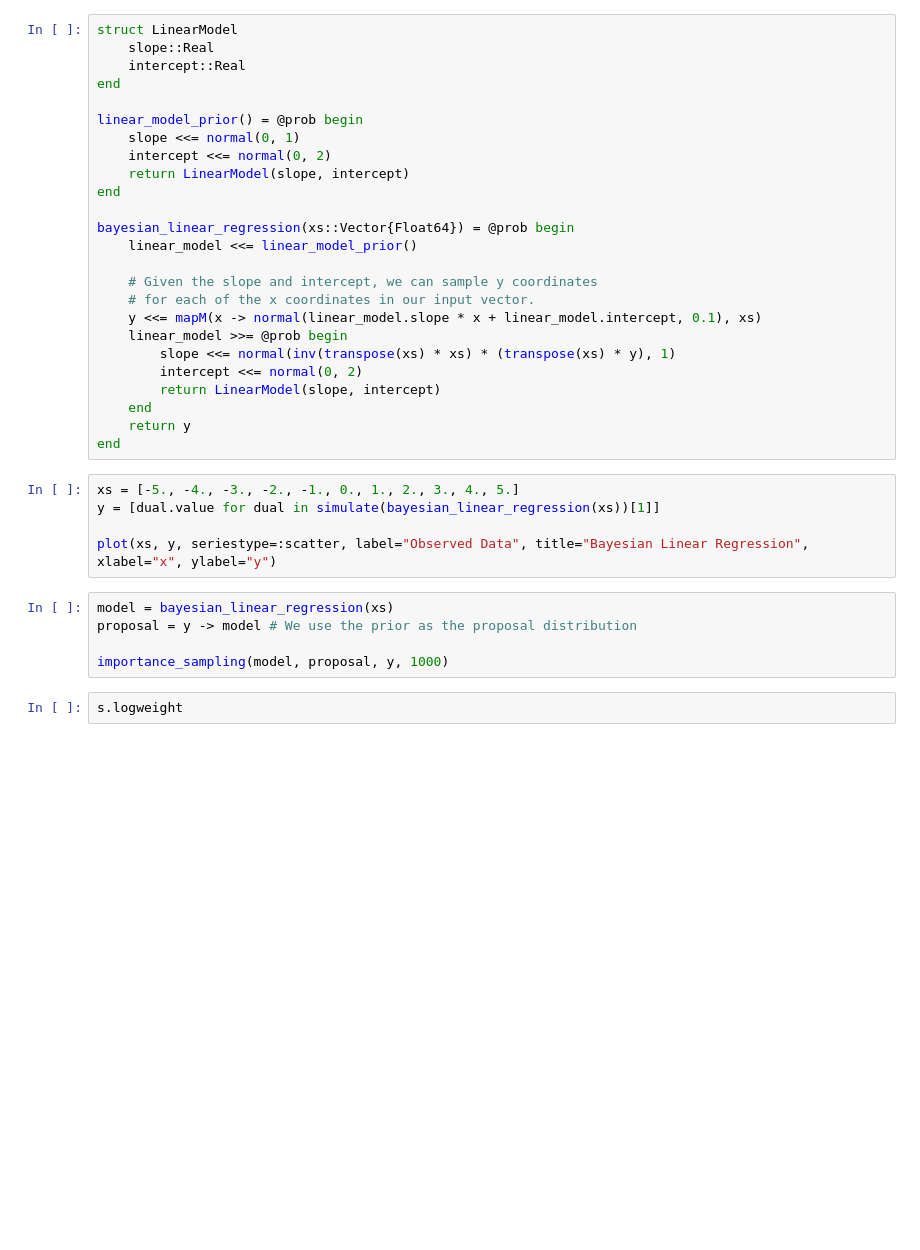
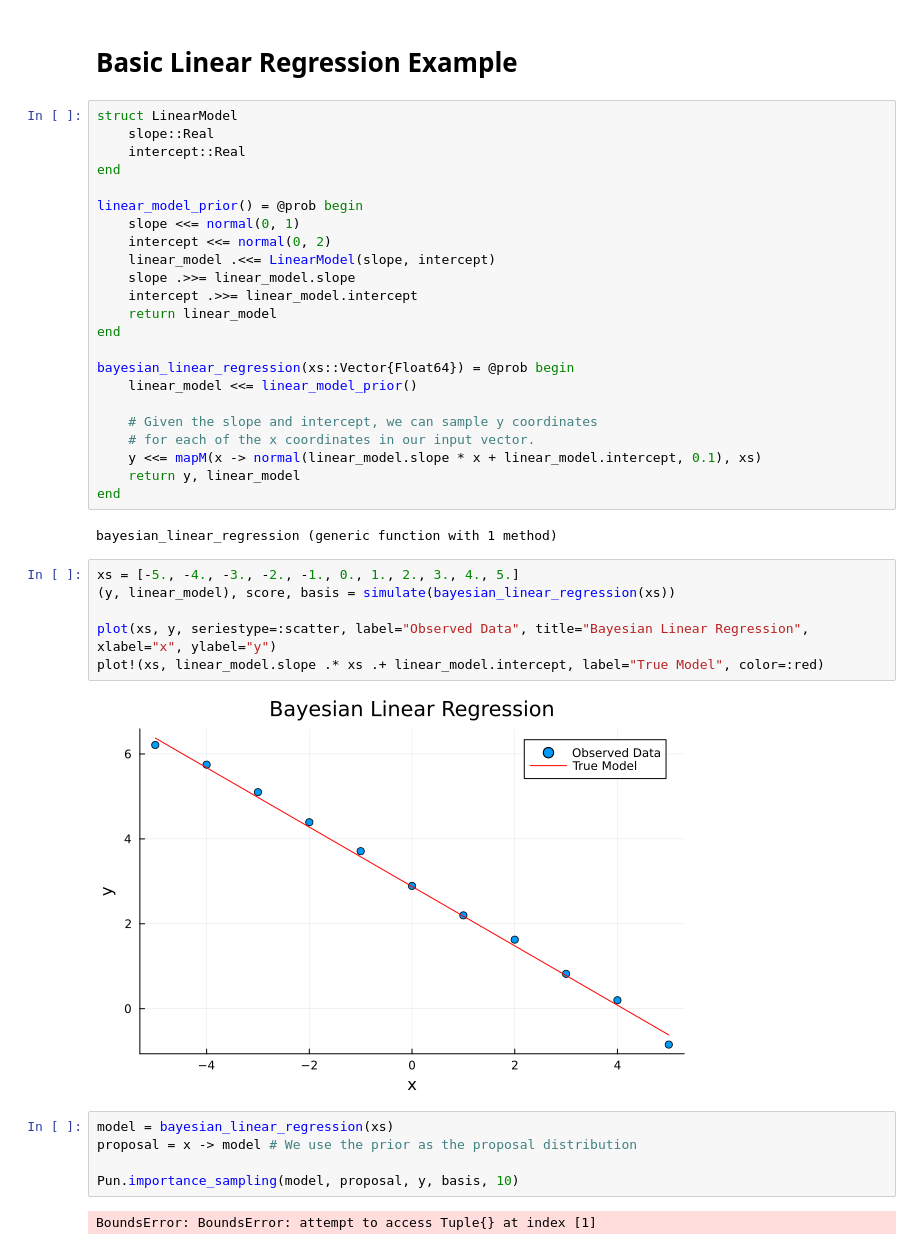
Before and after one commit to theo-long/Pun.jl, a Jupyter notebook: examples/bayesian_linear_regression.ipynb, the cells around one changed output. Cells and saved outputs as stored; diff of their text form; blank space fills up the shorter version.

```diff
--- a/examples/bayesian_linear_regression.ipynb
+++ b/examples/bayesian_linear_regression.ipynb
@@ -10,3 +11,5 @@ include("../examples.jl")
+# %% [markdown]
+# Basic Linear Regression Example
 # %%
 struct LinearModel
     slope::Real
@@ -16,7 +19,10 @@ end
 linear_model_prior() = @prob begin
     slope <<= normal(0, 1)
     intercept <<= normal(0, 2)
-    return LinearModel(slope, intercept)
+    linear_model .<<= LinearModel(slope, intercept)
+    slope .>>= linear_model.slope
+    intercept .>>= linear_model.intercept
+    return linear_model
 end
 
 bayesian_linear_regression(xs::Vector{Float64}) = @prob begin
@@ -25,22 +31,22 @@ bayesian_linear_regression(xs::Vector{Float64}) = @prob begin
     # Given the slope and intercept, we can sample y coordinates
     # for each of the x coordinates in our input vector.
     y <<= mapM(x -> normal(linear_model.slope * x + linear_model.intercept, 0.1), xs)
-    linear_model >>= @prob begin
-        slope <<= normal(inv(transpose(xs) * xs) * (transpose(xs) * y), 1)
-        intercept <<= normal(0, 2)
-        return LinearModel(slope, intercept)
-    end
-    return y
+    return y, linear_model
 end
+# %% [output]
+bayesian_linear_regression (generic function with 1 method)
 # %%
 xs = [-5., -4., -3., -2., -1., 0., 1., 2., 3., 4., 5.]
-y = [dual.value for dual in simulate(bayesian_linear_regression(xs))[1]]
+(y, linear_model), score, basis = simulate(bayesian_linear_regression(xs))
 
 plot(xs, y, seriestype=:scatter, label="Observed Data", title="Bayesian Linear Regression", xlabel="x", ylabel="y")
+plot!(xs, linear_model.slope .* xs .+ linear_model.intercept, label="True Model", color=:red)
+# %% [output]
+[figure, added]
 # %%
 model = bayesian_linear_regression(xs)
-proposal = y -> model # We use the prior as the proposal distribution
+proposal = x -> model # We use the prior as the proposal distribution
 
-importance_sampling(model, proposal, y, 1000)
+Pun.importance_sampling(model, proposal, y, basis, 10)
+# %% [output]
+BoundsError: BoundsError: attempt to access Tuple{} at index [1]
-# %%
-s.logweight
```
Also changed, not shown: parts of 8 cells of this notebook.
